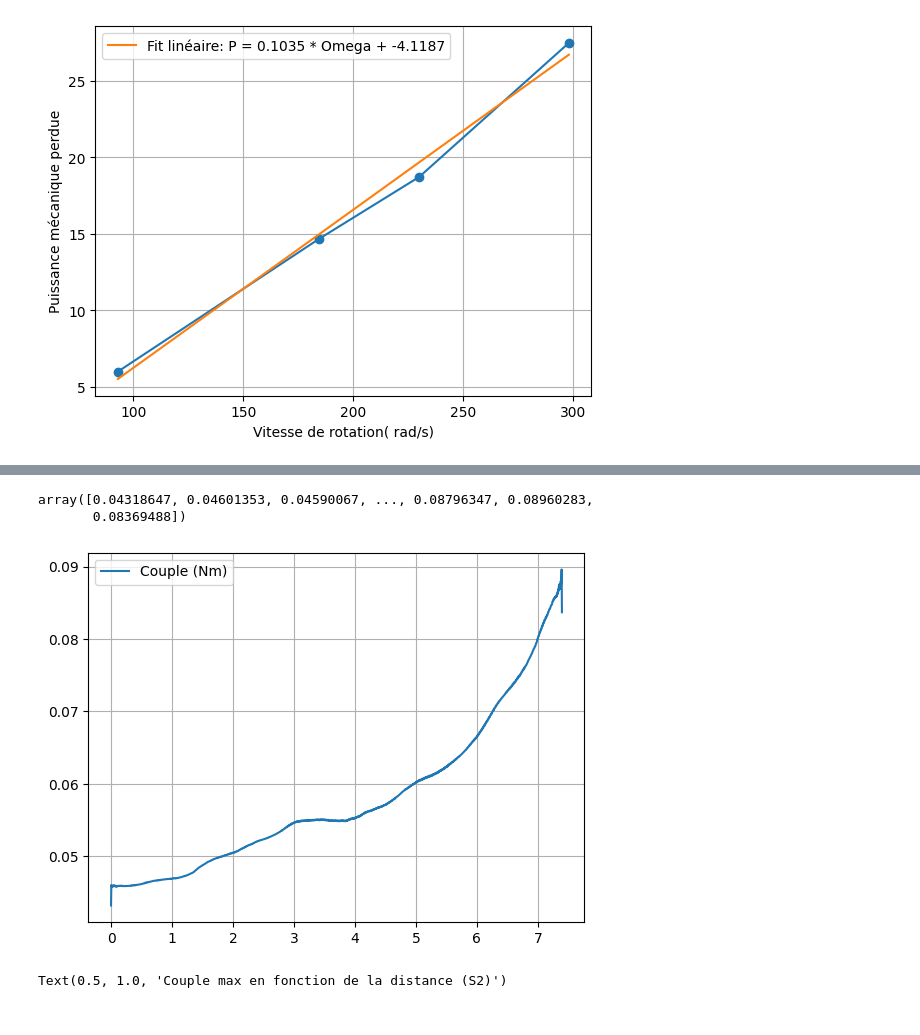
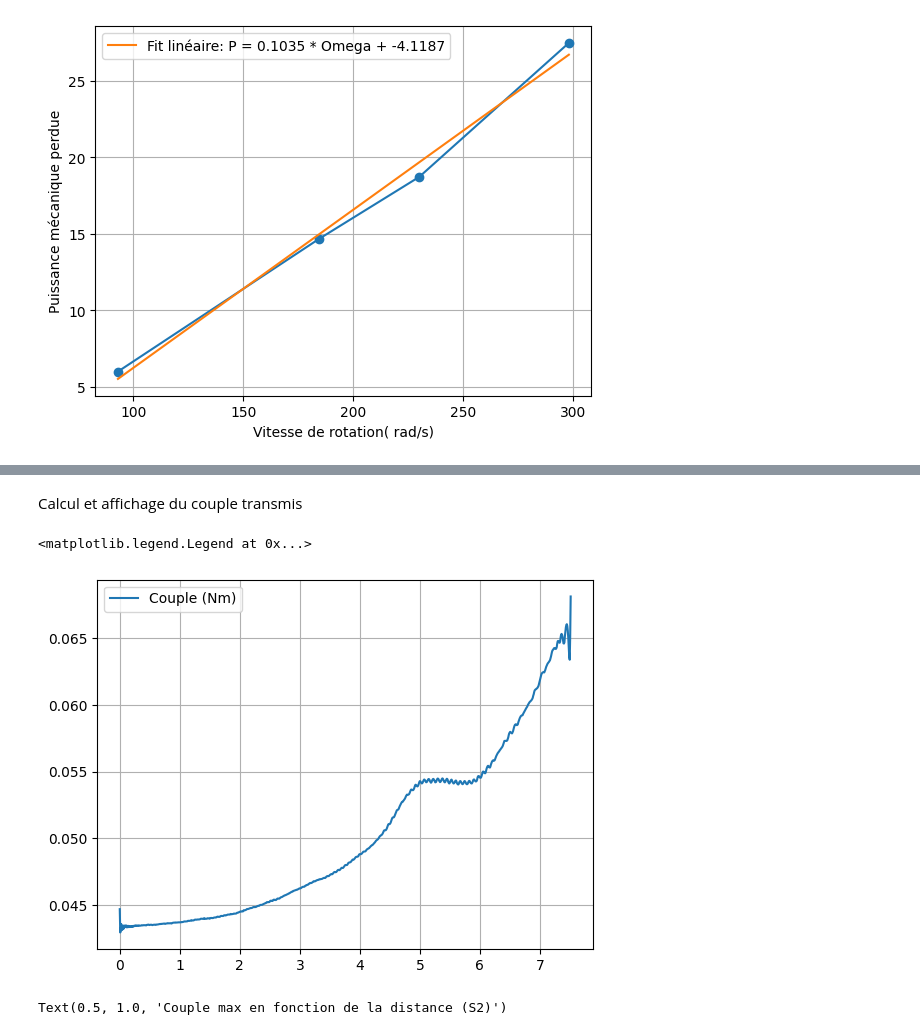
Before and after one commit to pacdav/TIPE_Sp-, a Jupyter notebook: Expérience/Mesure 16_02/analyse_mesure_4.ipynb, the cells around one changed output, grey strips where cells are left out. Saved outputs shown, nothing was run; the diff lists cells and outputs as text; code cells hidden in the pictures.

```diff
--- a/Expérience/Mesure 16_02/analyse_mesure_4.ipynb
+++ b/Expérience/Mesure 16_02/analyse_mesure_4.ipynb
@@ -42,4 +48,4 @@ def P_meca_1_mot(Omega):
 # %%
-T1,I_mes,T2,V_mes = np.loadtxt("9_5mm_12_3V.csv", delimiter=";",skiprows=1, unpack=True)
+T1,I_mes,T2,V_mes = np.loadtxt("9_7mm_12_3V.csv", delimiter=";",skiprows=1, unpack=True)
 I1 = I_mes*R_mes_int
 V1 = V_mes*2 #coeff division par 2
@@ -56,7 +66,7 @@ def lisser(signal_brut,L):
 # %%
 #n=890 #13mm_8_2V
 #n=940 #12_6mm_12_3V
-#n=940 #9_7mm_12_3V
+n=940 #9_7mm_12_3V
 #n=840 #8_9mm_12_3V
 #n=870 #7mm_12_3V
 #n=650 #10_5mm_12_3V
@@ -69,7 +79,7 @@ def lisser(signal_brut,L):
 #n=1000 #7_5mm_12_3V
 #n=1200 #6_5mm_12_3V
 #n=1080 #8_1mm_12_3V
-n=1480 #9_5mm_12_3V
+#n=1480 #9_5mm_12_3V
 
 Tension_liss = lisser(V1[:n],40)
 # %%
@@ -120,14 +141,14 @@ array([ 5.995756, 14.657639, 18.722376, 27.4806  ])
+# %% [markdown]
+Calcul et affichage du couple transmis
 # %%
 Cpl = ((Tension_fin[:n] * Intensite_fin[:n])+R_gen * Intensite_fin[:n]**2 + P_meca_1_mot(Omega[:n])) / (Omega[:n])
 plt.plot(T2[:n], Cpl, label='Couple (Nm)')
 
 plt.grid()
 plt.legend()
-Cpl[:n]
 # %% [output]
-array([0.04318647, 0.04601353, 0.04590067, ..., 0.08796347, 0.08960283,
-       0.08369488])
+<matplotlib.legend.Legend at 0x...>
-[figure, old version]
+[figure, new version]
 # %%
 #d = [6.5 ,7, 7.5,7.7,8,8.1,8.9, 9.5, 9.7,10.3, 10.5, 11.5, 11.8, 12, 12.6, 13.] # mm
 #C_max = [0.082, 0.082, 0.073,0.077,0.097,0.0663, 0.084, 0.0879,0.06, 0.065,0.066, 0.06,0.0593, 0.0619, 0.059, 0.055] # Nm
```
Also changed, not shown: parts of 21 cells of this notebook, 14 other files.
